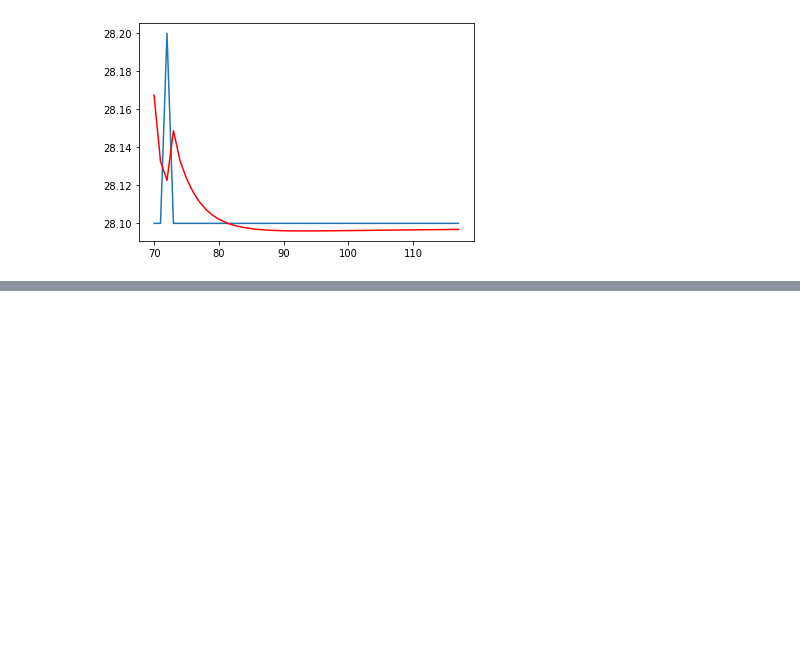
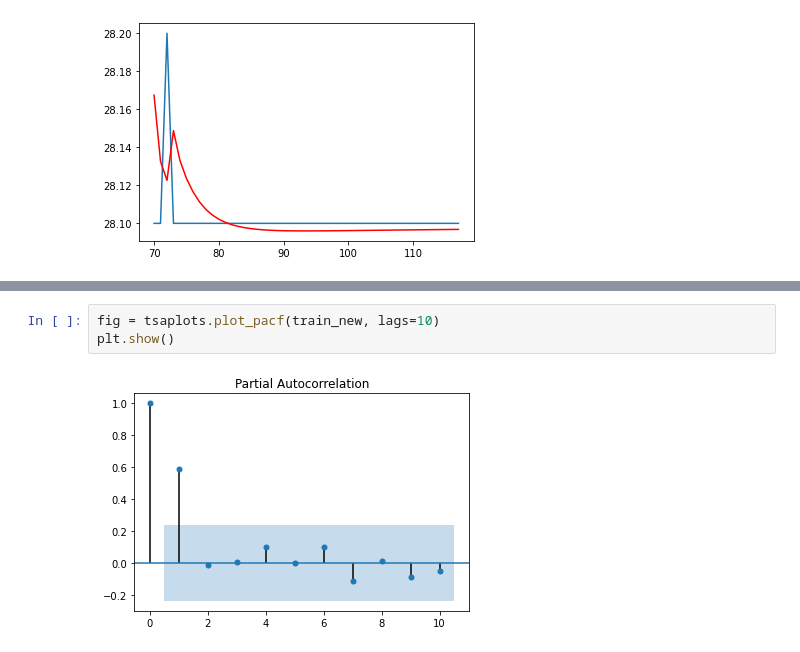
Before and after one commit to andreagurioli1995/IoT-Air-Quality-Monitoring-System, a Jupyter notebook: forecasting/forecasting-fbprophet.ipynb, the cells around one changed output, grey strips where cells are left out. Saved outputs shown, nothing was run; the diff lists cells and outputs as text; blank space fills up the shorter version.

```diff
--- a/forecasting/forecasting-fbprophet.ipynb
+++ b/forecasting/forecasting-fbprophet.ipynb
@@ -126,0 +213,5 @@ Test RMSE: 0.019
+# %%
+fig = tsaplots.plot_pacf(train_new, lags=10)
+plt.show()
+# %% [output]
+[figure, added]
```
Also changed, not shown: parts of 44 cells of this notebook.
